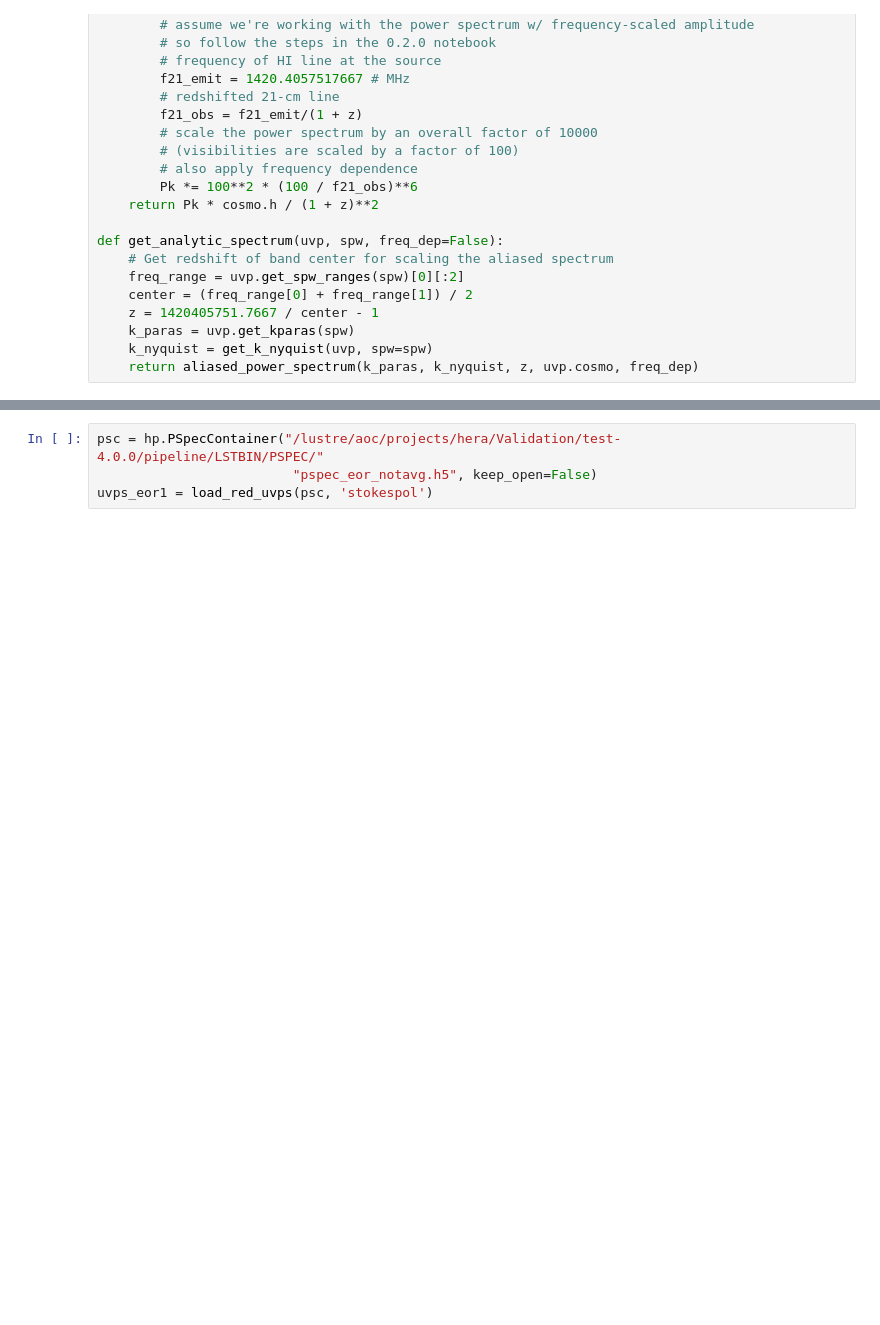
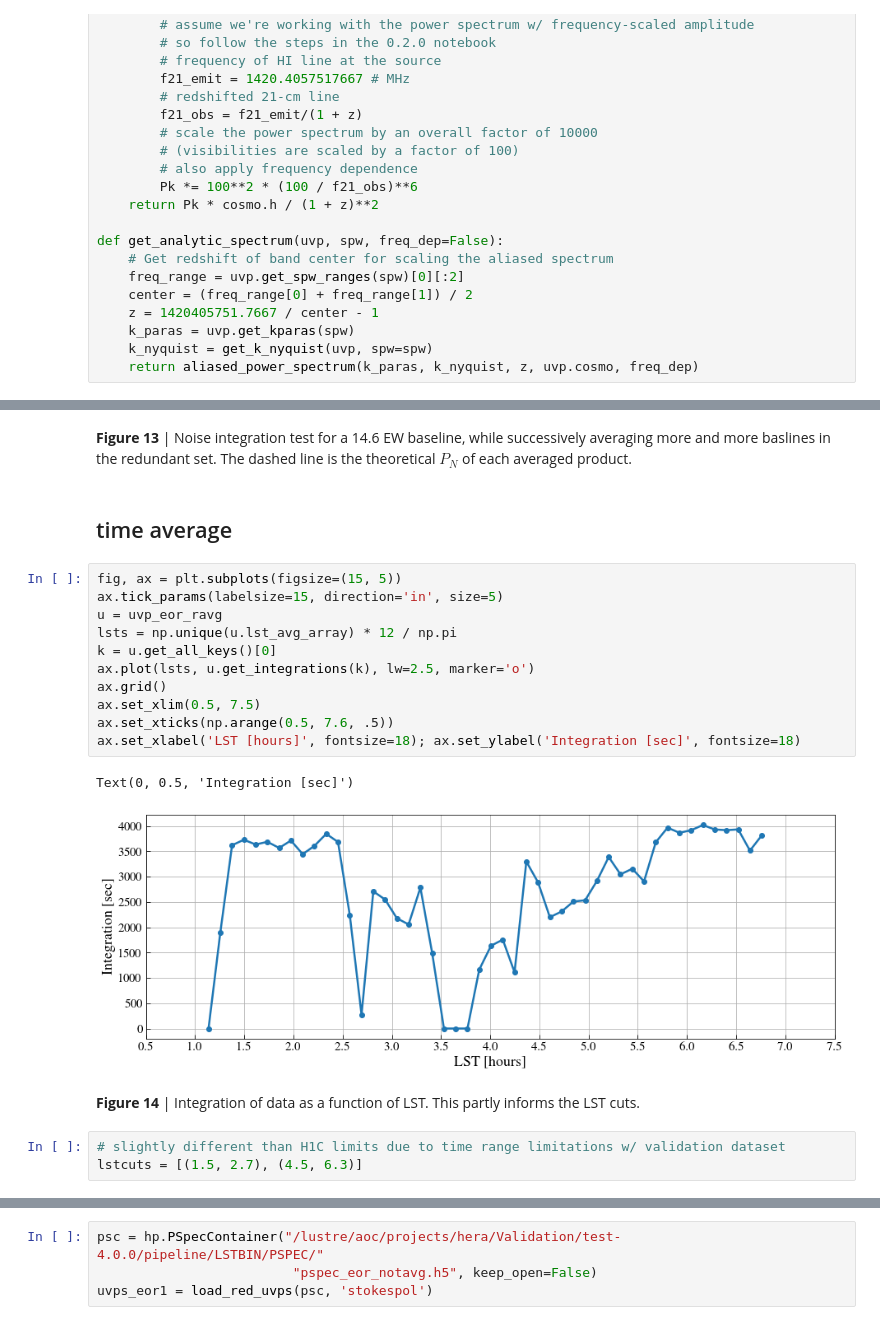
Before and after one commit to HERA-Team/hera-validation, a Jupyter notebook: test-series/4/test-4.0.0c.ipynb, the cells around one changed output, grey strips where cells are left out. Cells and saved outputs as stored; diff of their text form; blank space fills up the shorter version.

```diff
--- a/test-series/4/test-4.0.0c.ipynb
+++ b/test-series/4/test-4.0.0c.ipynb
@@ -1376,0 +947,23 @@ eor_cv = np.array(eor_cv) / eff_dof
+# %% [markdown]
+__Figure 13__ | Noise integration test for a 14.6 EW baseline, while successively averaging more and more baslines in the redundant set. The dashed line is the theoretical $P_N$ of each averaged product.
+# %% [markdown]
+## time average
+# %%
+fig, ax = plt.subplots(figsize=(15, 5))
+ax.tick_params(labelsize=15, direction='in', size=5)
+u = uvp_eor_ravg
+lsts = np.unique(u.lst_avg_array) * 12 / np.pi
+k = u.get_all_keys()[0]
+ax.plot(lsts, u.get_integrations(k), lw=2.5, marker='o')
+ax.grid()
+ax.set_xlim(0.5, 7.5)
+ax.set_xticks(np.arange(0.5, 7.6, .5))
+ax.set_xlabel('LST [hours]', fontsize=18); ax.set_ylabel('Integration [sec]', fontsize=18)
+# %% [output]
+Text(0, 0.5, 'Integration [sec]')
+[figure, added]
+# %% [markdown]
+__Figure 14__ | Integration of data as a function of LST. This partly informs the LST cuts.
+# %%
+# slightly different than H1C limits due to time range limitations w/ validation dataset
+lstcuts = [(1.5, 2.7), (4.5, 6.3)]
```
Also changed, not shown: parts of 88 cells of this notebook.
